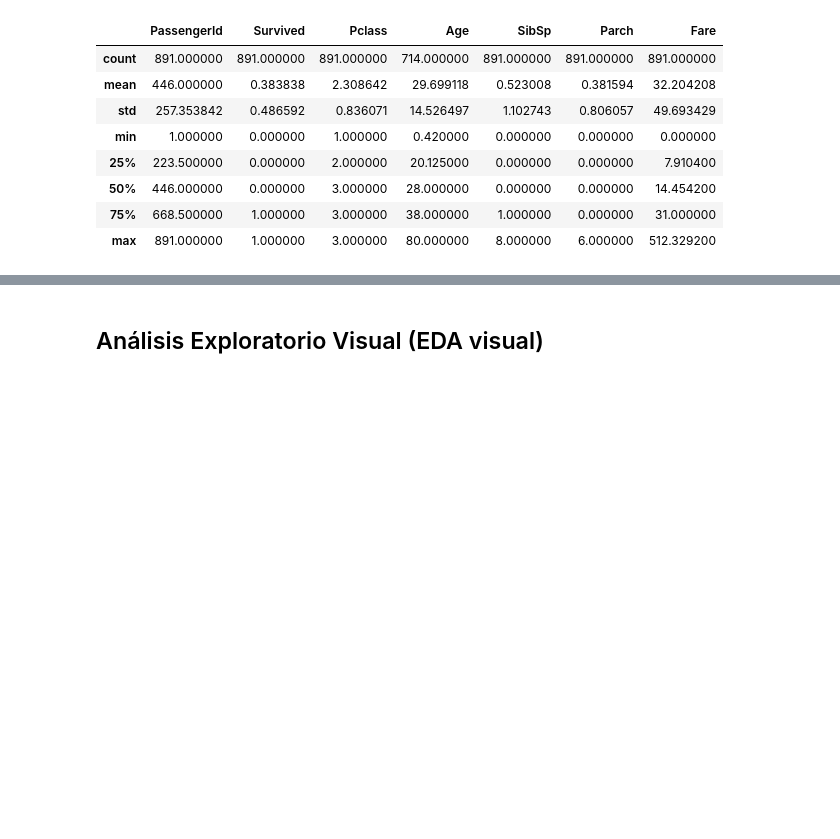
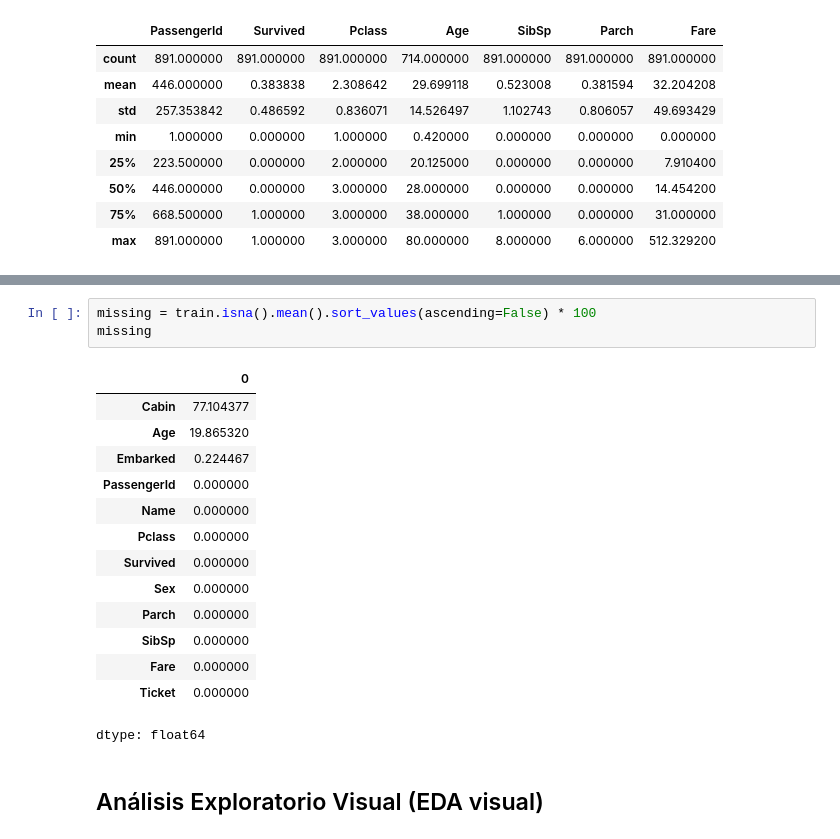
Before and after one commit to romera-rocio/Titanic_Rocio_Romera, a Jupyter notebook: Titanic.ipynb, the cells around one changed output, grey strips where cells are left out. Cells and saved outputs as stored; diff of their text form; blank space fills up the shorter version.

```diff
--- a/Titanic.ipynb
+++ b/Titanic.ipynb
@@ -136,2 +171,20 @@ train.describe()
+# %%
+missing = train.isna().mean().sort_values(ascending=False) * 100
+missing
+# %% [output]
+|  | 0 |
+| Cabin | 77.104377 |
+| Age | 19.865320 |
+| Embarked | 0.224467 |
+| PassengerId | 0.000000 |
+| Name | 0.000000 |
+| Pclass | 0.000000 |
+| Survived | 0.000000 |
+| Sex | 0.000000 |
+| Parch | 0.000000 |
+| SibSp | 0.000000 |
+| Fare | 0.000000 |
+| Ticket | 0.000000 |
+dtype: float64
 # %% [markdown]
 ## Análisis Exploratorio Visual (EDA visual)
```
Also changed, not shown: parts of 19 cells of this notebook.
